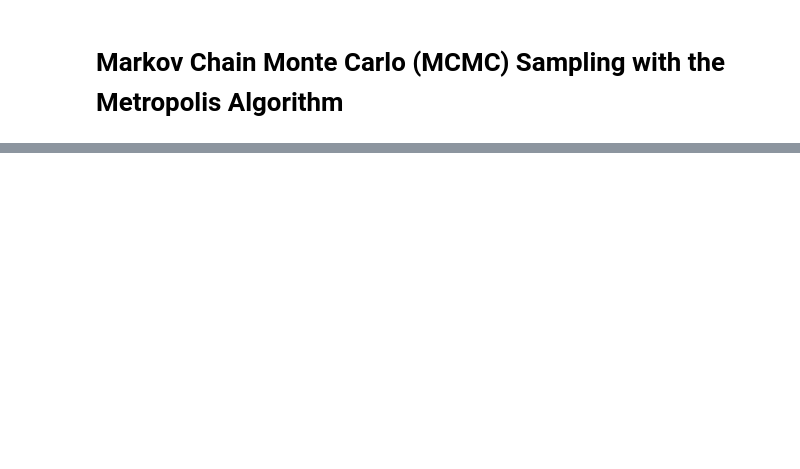
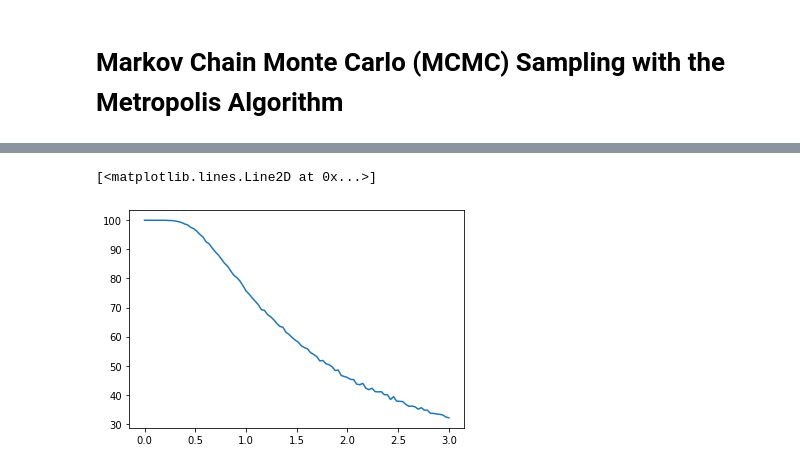
Before and after one commit to tdwiser/phys_binder, a Jupyter notebook: phys486/2_metropolis_mcmc.ipynb, the cells around one changed output, grey strips where cells are left out. Cells and saved outputs as stored; diff of their text form; code cells hidden in the pictures; blank space fills up the shorter version.

```diff
--- a/phys486/2_metropolis_mcmc.ipynb
+++ b/phys486/2_metropolis_mcmc.ipynb
@@ -20,0 +70,9 @@ Over a long period of time, the states will be sampled proportionally to their p
+# %%
+def avg_mag(kT, b, N=100, Nsamples=1000):
+    mags = np.zeros(Nsamples)
+    s = random_state(N)
+    metropolis_step(s, kT, b, N) # burn-in
+    for i in range(Nsamples):
+        metropolis_step(s, kT, b, N) # burn N steps to get an indep. sample
+        mags[i] = np.sum(s)
+    return np.mean(mags)
@@ -20,0 +87,5 @@ Over a long period of time, the states will be sampled proportionally to their p
+# %%
+plt.plot(temps,mags)
+# %% [output]
+[<matplotlib.lines.Line2D at 0x...>]
+[figure, added]
```
Also changed, not shown: parts of 9 cells of this notebook.
